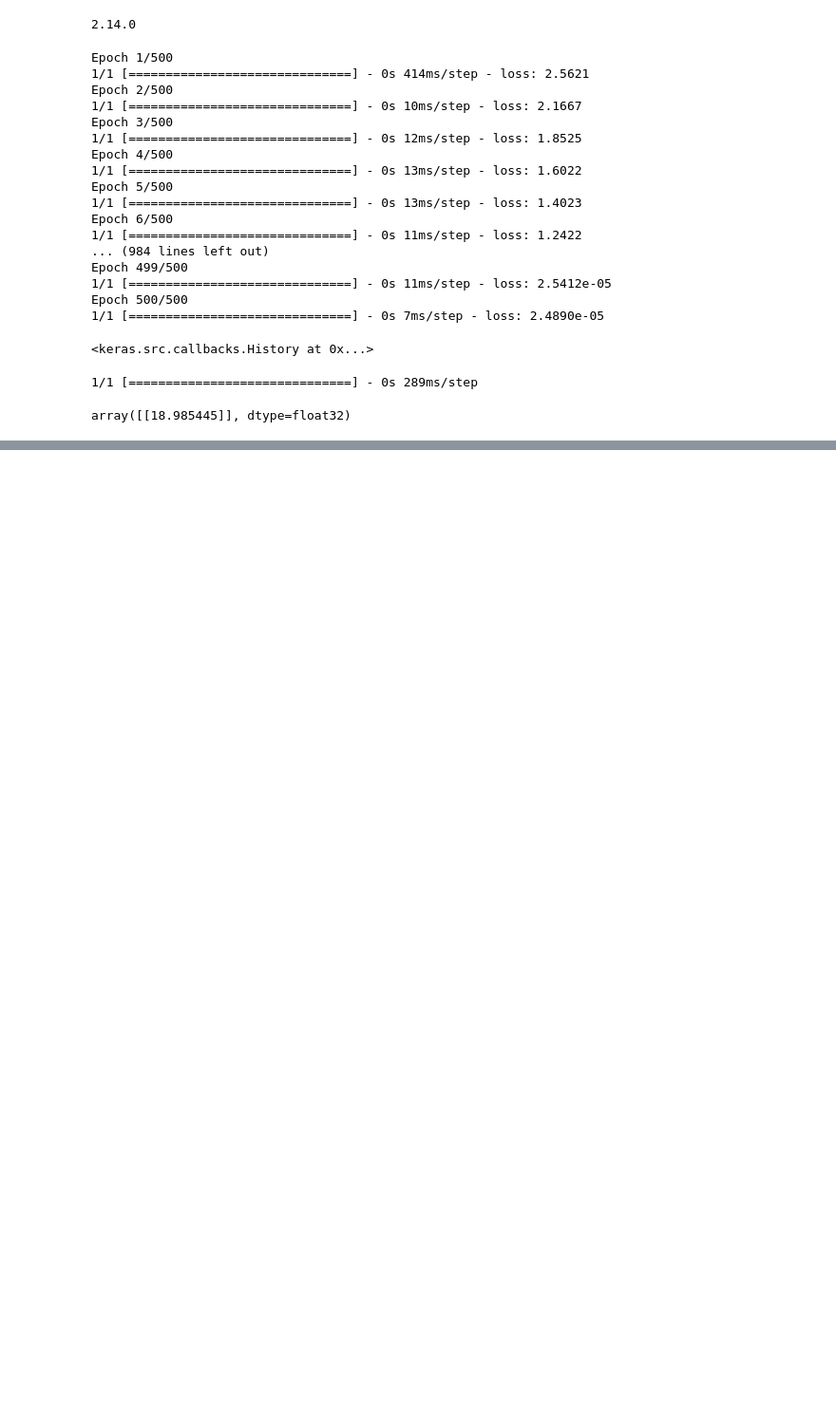
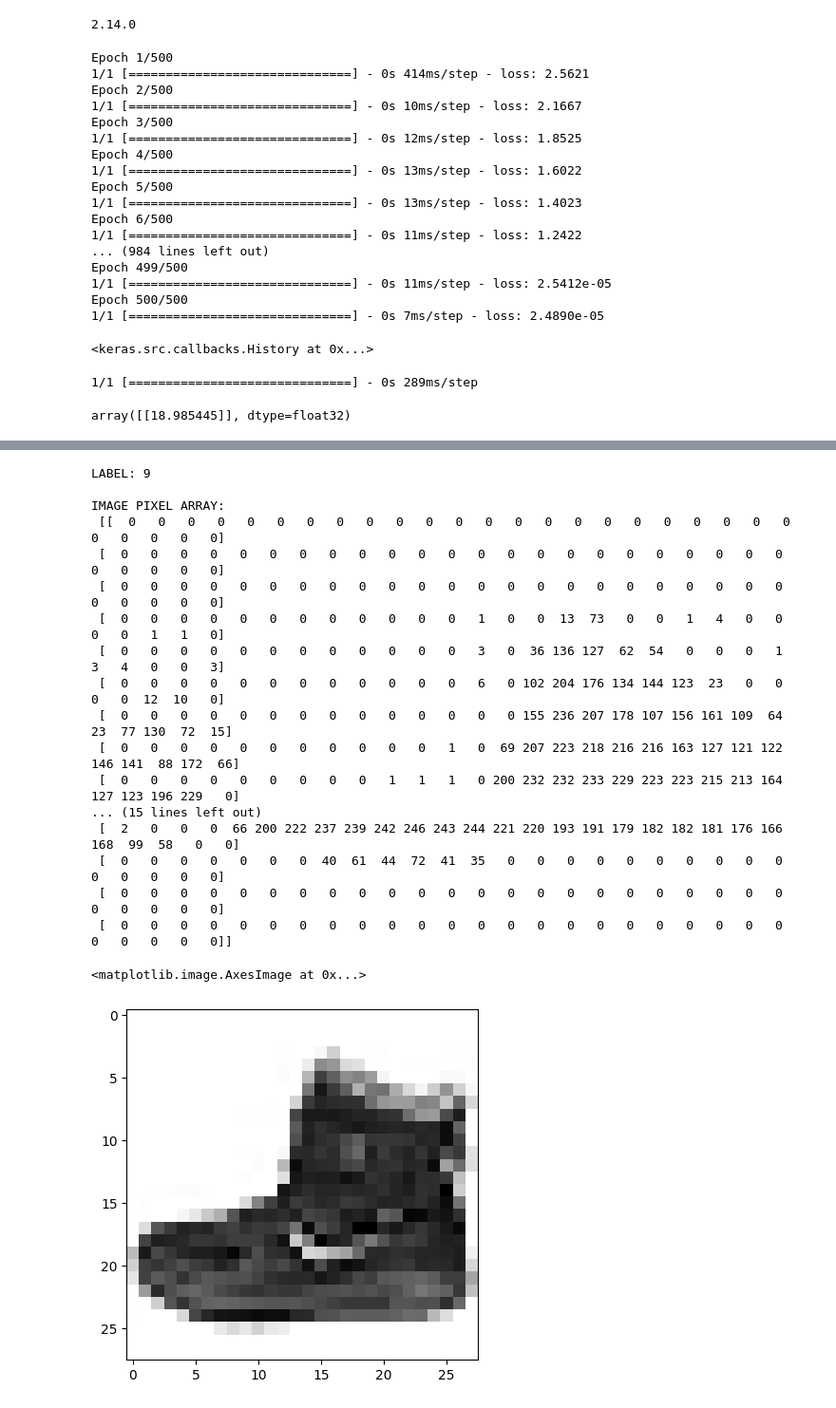
Before and after one commit to samp3209/courseraprojects, a Jupyter notebook: intrototensorflow.ipynb, the cells around one changed output, grey strips where cells are left out. Shown: that part at 95% size. Cells and saved outputs as stored; diff of their text form; code cells hidden in the pictures; blank space fills up the shorter version.

```diff
--- a/intrototensorflow.ipynb
+++ b/intrototensorflow.ipynb
@@ -42,0 +57,3 @@ array([[18.985445]], dtype=float32)
+# %%
+fashion_mnist = tf.keras.datasets.fashion_mnist
+(train_images, train_labels), (test_images, test_labels) = fashion_mnist.load_data()
@@ -42,0 +73,32 @@ array([[18.985445]], dtype=float32)
+# %%
+import numpy as np
+import matplotlib.pyplot as plt
+
+index = 0
+
+np.set_printoptions(linewidth=320)
+
+print(f'LABEL: {train_labels[index]}')
+print(f'\nIMAGE PIXEL ARRAY:\n {train_images[index]}')
+
+plt.imshow(train_images[index], cmap='Greys')
+# %% [output]
+LABEL: 9
+
+IMAGE PIXEL ARRAY:
+ [[  0   0   0   0   0   0   0   0   0   0   0   0   0   0   0   0   0   0   0   0   0   0   0   0   0   0   0   0]
+ [  0   0   0   0   0   0   0   0   0   0   0   0   0   0   0   0   0   0   0   0   0   0   0   0   0   0   0   0]
+ [  0   0   0   0   0   0   0   0   0   0   0   0   0   0   0   0   0   0   0   0   0   0   0   0   0   0   0   0]
+ [  0   0   0   0   0   0   0   0   0   0   0   0   1   0   0  13  73   0   0   1   4   0   0   0   0   1   1   0]
+ [  0   0   0   0   0   0   0   0   0   0   0   0   3   0  36 136 127  62  54   0   0   0   1   3   4   0   0   3]
+ [  0   0   0   0   0   0   0   0   0   0   0   0   6   0 102 204 176 134 144 123  23   0   0   0   0  12  10   0]
+ [  0   0   0   0   0   0   0   0   0   0   0   0   0   0 155 236 207 178 107 156 161 109  64  23  77 130  72  15]
+ [  0   0   0   0   0   0   0   0   0   0   0   1   0  69 207 223 218 216 216 163 127 121 122 146 141  88 172  66]
+ [  0   0   0   0   0   0   0   0   0   1   1   1   0 200 232 232 233 229 223 223 215 213 164 127 123 196 229   0]
+... (15 lines left out)
+ [  2   0   0   0  66 200 222 237 239 242 246 243 244 221 220 193 191 179 182 182 181 176 166 168  99  58   0   0]
+ [  0   0   0   0   0   0   0  40  61  44  72  41  35   0   0   0   0   0   0   0   0   0   0   0   0   0   0   0]
+ [  0   0   0   0   0   0   0   0   0   0   0   0   0   0   0   0   0   0   0   0   0   0   0   0   0   0   0   0]
+ [  0   0   0   0   0   0   0   0   0   0   0   0   0   0   0   0   0   0   0   0   0   0   0   0   0   0   0   0]]
+<matplotlib.image.AxesImage at 0x...>
+[figure, added]
```
Also changed, not shown: parts of 12 cells of this notebook.
